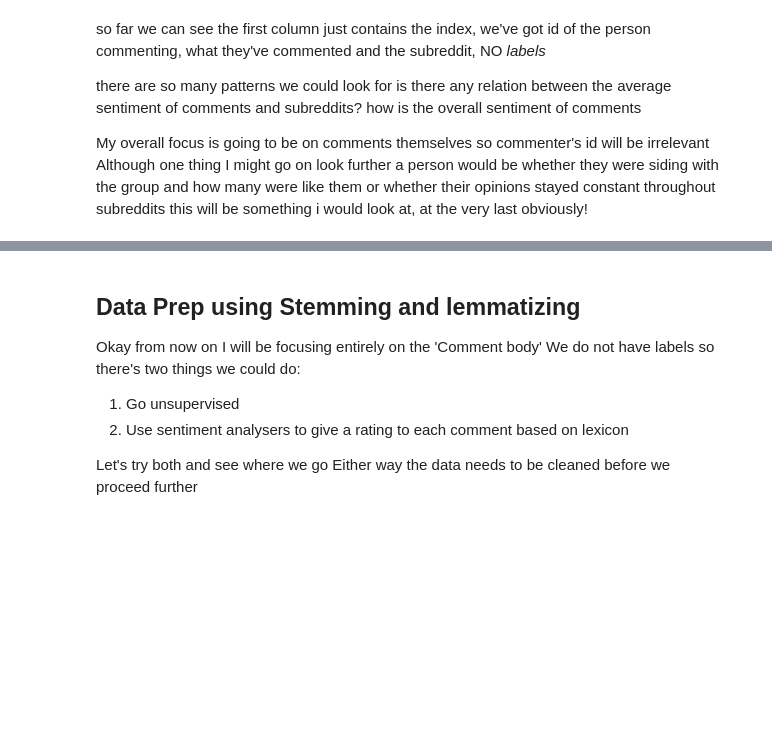
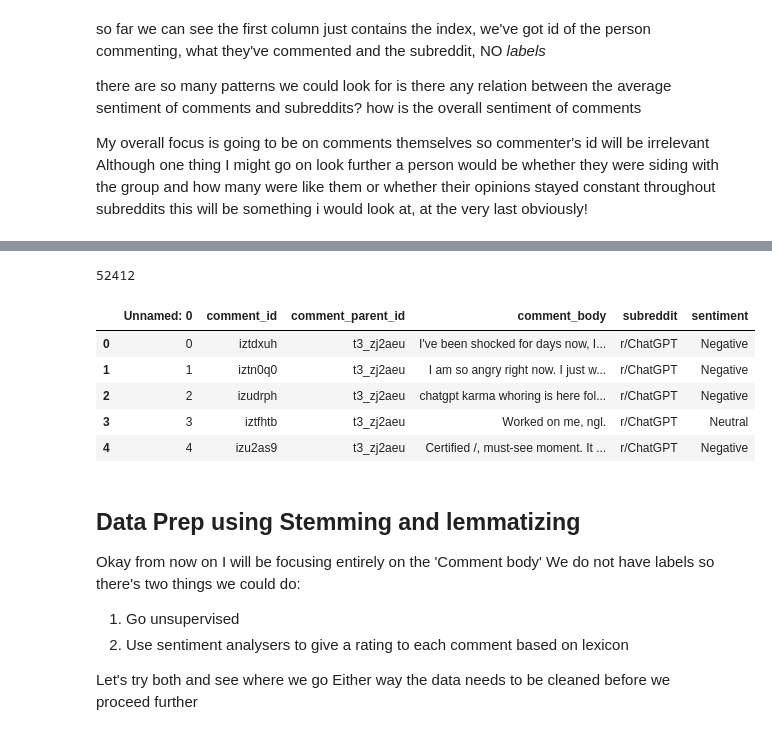
Before and after one commit to lakshmipriya-ragupathi/kaggle-datasets, a Jupyter notebook: reddit-comments-analysis-using-nlp-and-dl.ipynb, the cells around one changed output, grey strips where cells are left out. Drawn from its saved outputs; the diff is of its cells as text; code cells hidden in the pictures; blank space fills up the shorter version.

Commit message:
Kaggle Notebook | Reddit Comments Analysis using NLP and DL | Version 5

```diff
--- a/reddit-comments-analysis-using-nlp-and-dl.ipynb
+++ b/reddit-comments-analysis-using-nlp-and-dl.ipynb
@@ -89,3 +122,47 @@ plt.show()
+# %%
+len(df_1['comment_body'])
+# %% [output]
+52412
+# %%
+def clean(text):
+    text = re.sub('https?://\S+|www\.\S+', '', text)
+    text = re.sub(r'\s+', ' ', text, flags=re.I)
+    text = re.sub('\[.*?\]', '', text)
+    text = re.sub('\n', '', text)
+    text = re.sub('\w*\d\w*', '', text)
+    text = re.sub('<.*?>+', '', text)
+    return text
+
+
+
+df_1['comment_body'] = df_1['comment_body'].apply(lambda x:clean(x))
+from vaderSentiment.vaderSentiment import SentimentIntensityAnalyzer
+analyser = SentimentIntensityAnalyzer()
+scores=[]
+for index, row in df_1.dropna().iterrows():
+    score = analyser.polarity_scores(row['comment_body'])
+    score=score['compound']
+    scores.append(score)
+
+sentiment=[]
+for i in scores:
+    if i>=0.05:
+        sentiment.append('Positive')
+    elif i<=(-0.05):
+        sentiment.append('Negative')
+    else:
+        sentiment.append('Neutral')
+
+df_1['sentiment']=pd.Series(np.array(sentiment))
+# %%
+df_1.head()
+# %% [output]
+|  | Unnamed: 0 | comment_id | comment_parent_id | comment_body | subreddit | sentiment |
+| 0 | 0 | iztdxuh | t3_zj2aeu | I've been shocked for days now, I... | r/ChatGPT | Negative |
+| 1 | 1 | iztn0q0 | t3_zj2aeu | I am so angry right now. I just w... | r/ChatGPT | Negative |
+| 2 | 2 | izudrph | t3_zj2aeu | chatgpt karma whoring is here fol... | r/ChatGPT | Negative |
+| 3 | 3 | iztfhtb | t3_zj2aeu | Worked on me, ngl. | r/ChatGPT | Neutral |
+| 4 | 4 | izu2as9 | t3_zj2aeu | Certified /, must-see moment. It ... | r/ChatGPT | Negative |
 # %% [markdown]
 ## Data Prep using Stemming and lemmatizing
 
```
Also changed, not shown: parts of 18 cells of this notebook.
